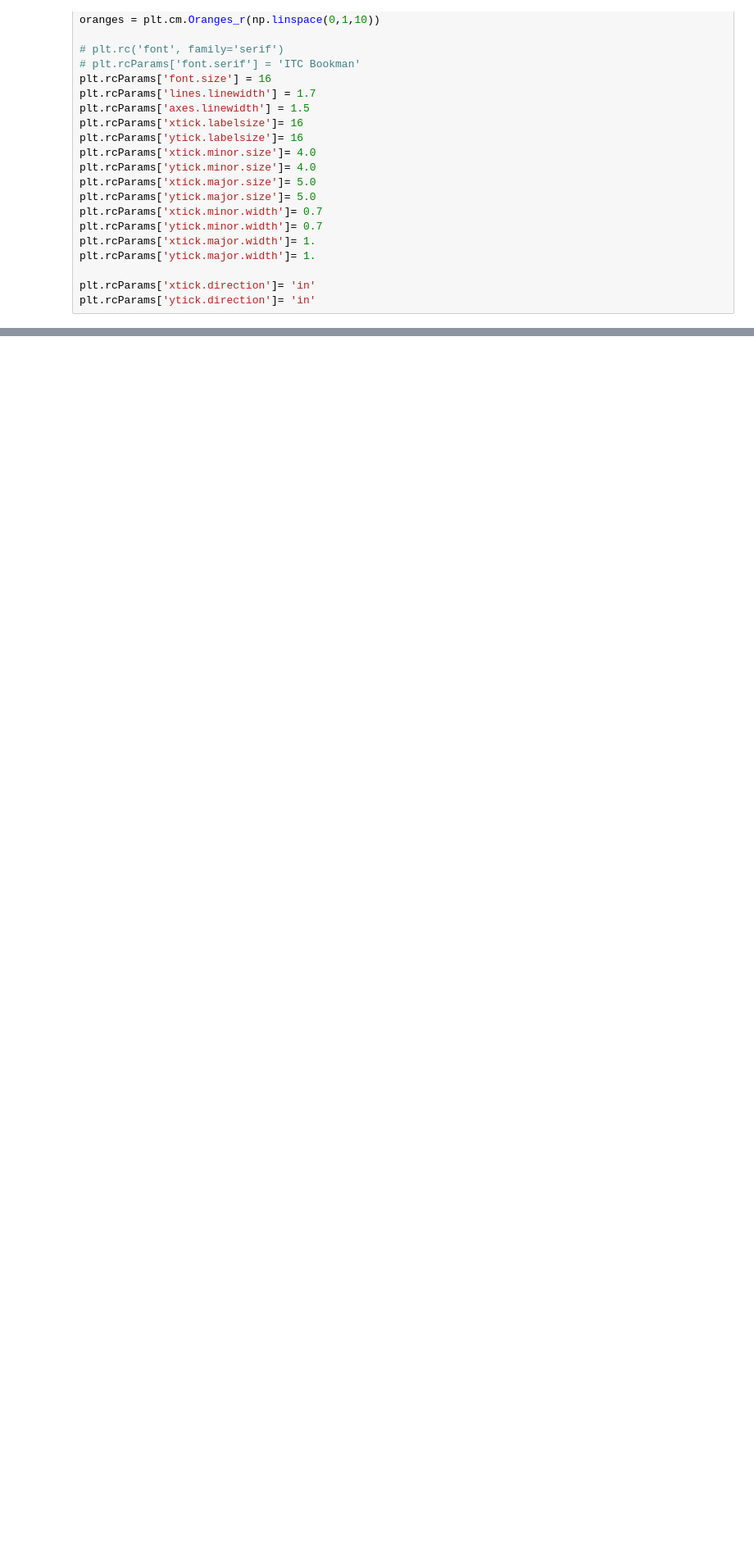
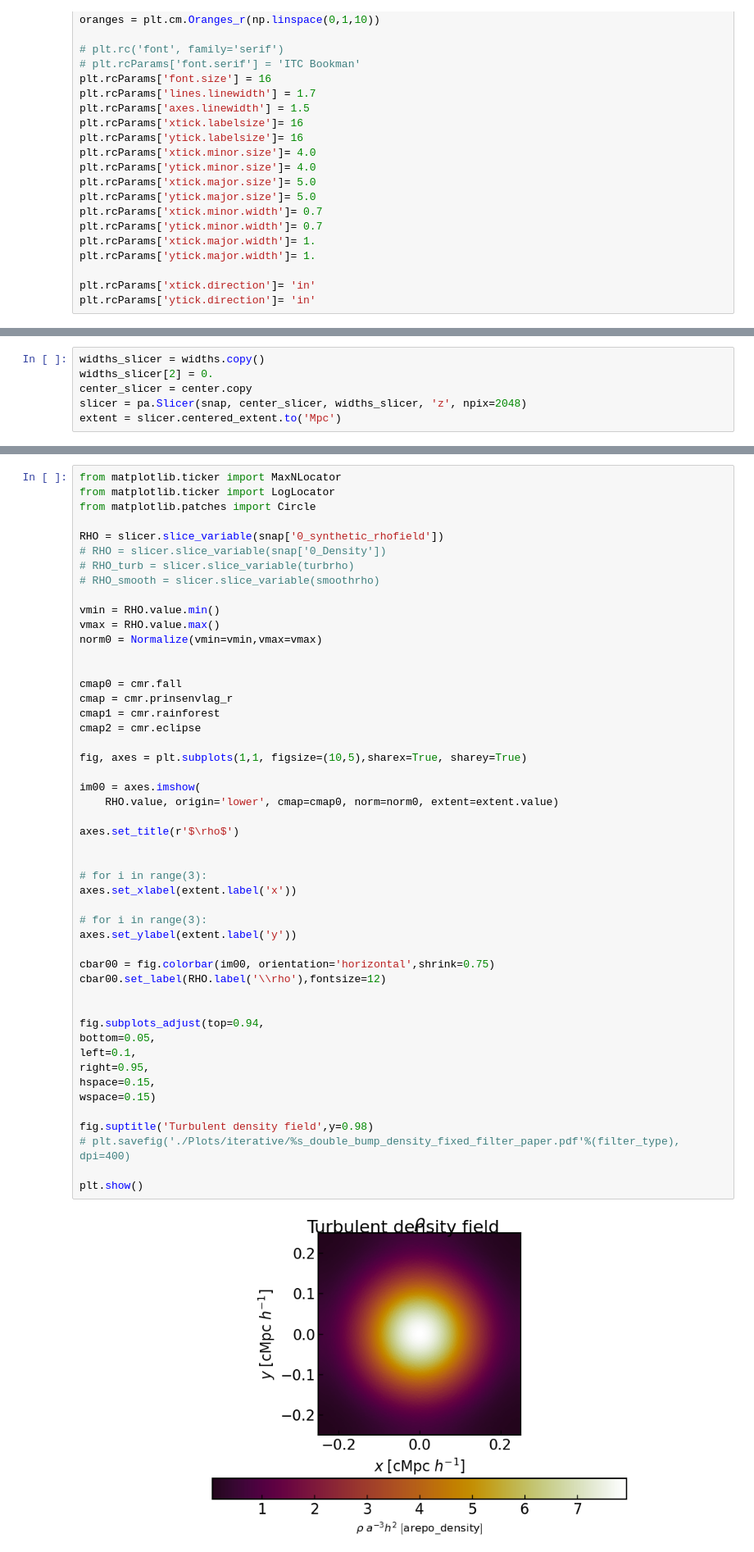
Before and after one commit to LorenzoLMP/turbocluster-public, a Jupyter notebook: examples/power_spectrum/example.ipynb, the cells around one changed output, grey strips where cells are left out. Shown: that part at 82% size. Saved outputs shown, nothing was run; the diff lists cells and outputs as text; blank space fills up the shorter version.

```diff
--- a/examples/power_spectrum/example.ipynb
+++ b/examples/power_spectrum/example.ipynb
@@ -54,0 +123,6 @@ plt.rcParams['ytick.direction']= 'in'
+# %%
+widths_slicer = widths.copy()
+widths_slicer[2] = 0.
+center_slicer = center.copy
+slicer = pa.Slicer(snap, center_slicer, widths_slicer, 'z', npix=2048)
+extent = slicer.centered_extent.to('Mpc')
@@ -65,3 +245,54 @@ Attempting to get derived variable: 0_Volume... [DONE]
+# %%
+from matplotlib.ticker import MaxNLocator
+from matplotlib.ticker import LogLocator
+from matplotlib.patches import Circle
+
+RHO = slicer.slice_variable(snap['0_synthetic_rhofield'])
+# RHO = slicer.slice_variable(snap['0_Density'])
+# RHO_turb = slicer.slice_variable(turbrho)
+# RHO_smooth = slicer.slice_variable(smoothrho)
+
+vmin = RHO.value.min()
+vmax = RHO.value.max()
+norm0 = Normalize(vmin=vmin,vmax=vmax)
+
+
+cmap0 = cmr.fall
+cmap = cmr.prinsenvlag_r
+cmap1 = cmr.rainforest
+cmap2 = cmr.eclipse
+
+fig, axes = plt.subplots(1,1, figsize=(10,5),sharex=True, sharey=True)
+
+im00 = axes.imshow(
+    RHO.value, origin='lower', cmap=cmap0, norm=norm0, extent=extent.value)
+
+axes.set_title(r'$\rho$')
+
+
+# for i in range(3):
+axes.set_xlabel(extent.label('x'))
+
+# for i in range(3):
+axes.set_ylabel(extent.label('y'))
+
+cbar00 = fig.colorbar(im00, orientation='horizontal',shrink=0.75)
+cbar00.set_label(RHO.label('\\rho'),fontsize=12)
+
+
+fig.subplots_adjust(top=0.94,
+bottom=0.05,
+left=0.1,
+right=0.95,
+hspace=0.15,
+wspace=0.15)
+
+fig.suptitle('Turbulent density field',y=0.98)
+# plt.savefig('./Plots/iterative/%s_double_bump_density_fixed_filter_paper.pdf'%(filter_type), dpi=400)
+
+plt.show()
+# %% [output]
+[figure, added]
 # %%
 ## different usages of power_spectrum1d method
 
```
Also changed, not shown: parts of 18 cells of this notebook, 4 other files.
